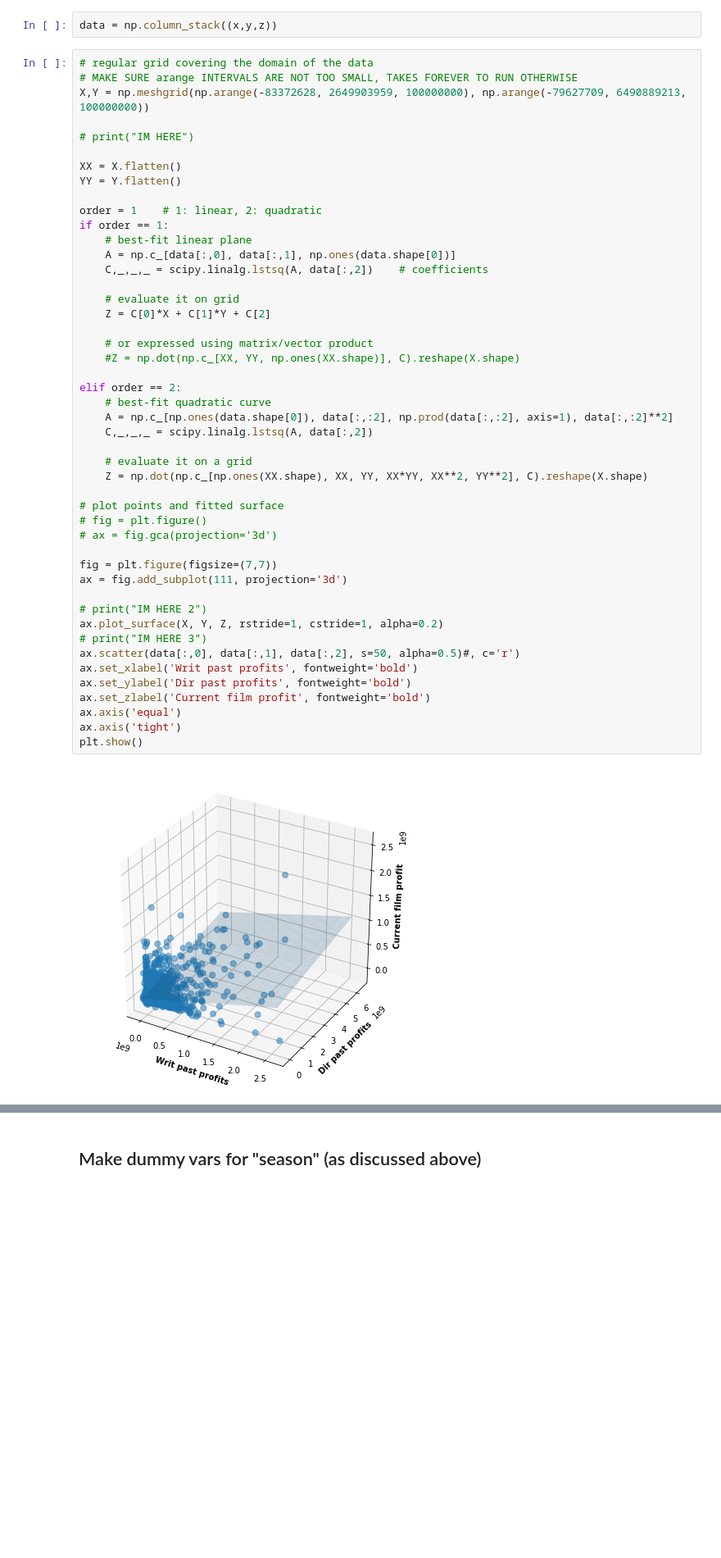
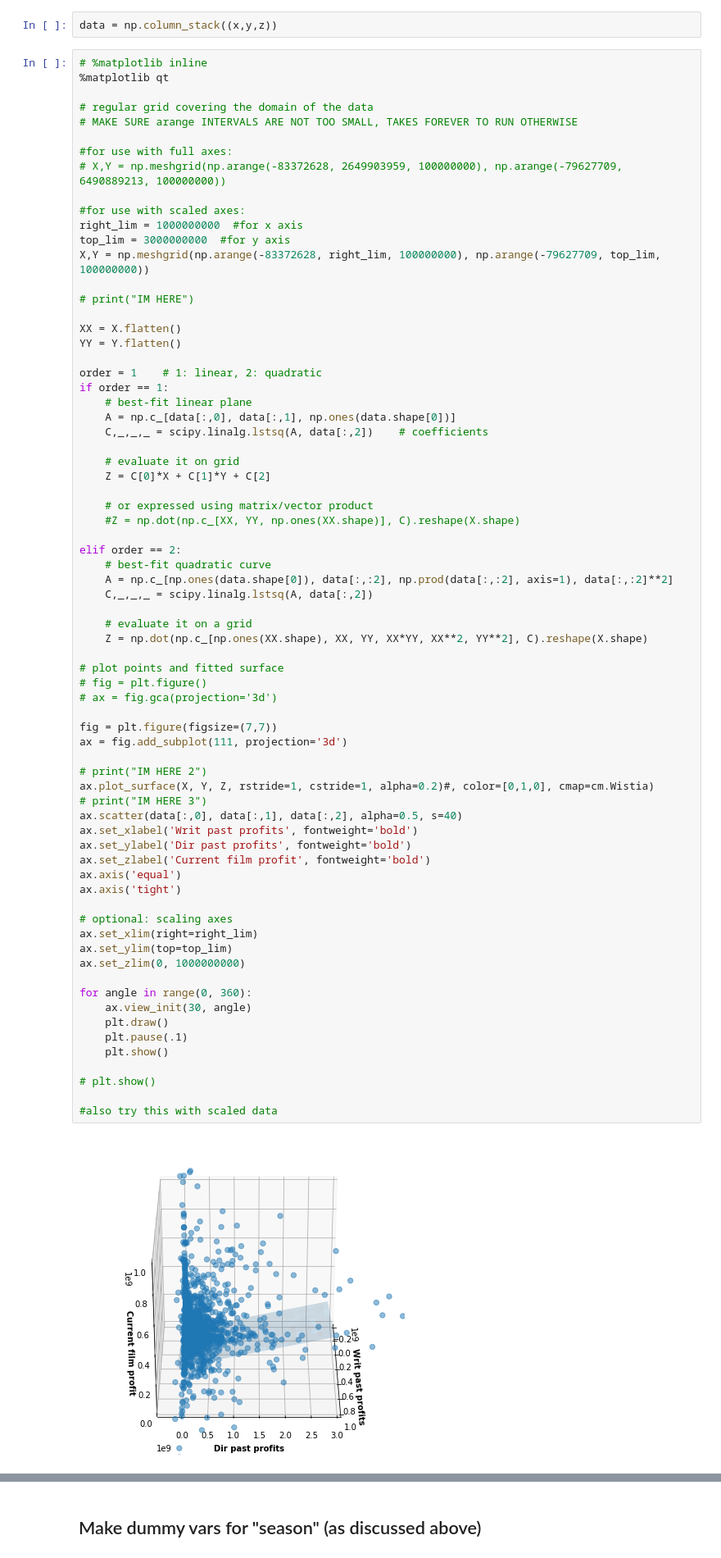
Before and after one commit to ryanlrappa/film-profit-prediction, a Jupyter notebook: jupyter_notebooks/5_EDA.ipynb, the cells around one changed output, grey strips where cells are left out. Shown at 82% size. Saved outputs shown, nothing was run; the diff lists cells and outputs as text; blank space fills up the shorter version.

```diff
--- a/jupyter_notebooks/5_EDA.ipynb
+++ b/jupyter_notebooks/5_EDA.ipynb
@@ -150,9 +151,19 @@ plt.show()
 # %%
 data = np.column_stack((x,y,z))
 # %%
+# %matplotlib inline
+%matplotlib qt
+
 # regular grid covering the domain of the data
 # MAKE SURE arange INTERVALS ARE NOT TOO SMALL, TAKES FOREVER TO RUN OTHERWISE
-X,Y = np.meshgrid(np.arange(-83372628, 2649903959, 100000000), np.arange(-79627709, 6490889213, 100000000))
+
+#for use with full axes:
+# X,Y = np.meshgrid(np.arange(-83372628, 2649903959, 100000000), np.arange(-79627709, 6490889213, 100000000))
+
+#for use with scaled axes:
+right_lim = 1000000000  #for x axis
+top_lim = 3000000000  #for y axis
+X,Y = np.meshgrid(np.arange(-83372628, right_lim, 100000000), np.arange(-79627709, top_lim, 100000000))
 
 # print("IM HERE")
 
@@ -167,34 +178,48 @@ if order == 1:
 
     # evaluate it on grid
     Z = C[0]*X + C[1]*Y + C[2]
 
     # or expressed using matrix/vector product
     #Z = np.dot(np.c_[XX, YY, np.ones(XX.shape)], C).reshape(X.shape)
 
 elif order == 2:
     # best-fit quadratic curve
     A = np.c_[np.ones(data.shape[0]), data[:,:2], np.prod(data[:,:2], axis=1), data[:,:2]**2]
     C,_,_,_ = scipy.linalg.lstsq(A, data[:,2])
 
     # evaluate it on a grid
     Z = np.dot(np.c_[np.ones(XX.shape), XX, YY, XX*YY, XX**2, YY**2], C).reshape(X.shape)
 
 # plot points and fitted surface
 # fig = plt.figure()
 # ax = fig.gca(projection='3d')
 
 fig = plt.figure(figsize=(7,7))
 ax = fig.add_subplot(111, projection='3d')
 
 # print("IM HERE 2")
-ax.plot_surface(X, Y, Z, rstride=1, cstride=1, alpha=0.2)
+ax.plot_surface(X, Y, Z, rstride=1, cstride=1, alpha=0.2)#, color=[0,1,0], cmap=cm.Wistia)
 # print("IM HERE 3")
-ax.scatter(data[:,0], data[:,1], data[:,2], s=50, alpha=0.5)#, c='r')
+ax.scatter(data[:,0], data[:,1], data[:,2], alpha=0.5, s=40)
 ax.set_xlabel('Writ past profits', fontweight='bold')
 ax.set_ylabel('Dir past profits', fontweight='bold')
 ax.set_zlabel('Current film profit', fontweight='bold')
 ax.axis('equal')
 ax.axis('tight')
-plt.show()
+
+# optional: scaling axes
+ax.set_xlim(right=right_lim)
+ax.set_ylim(top=top_lim)
+ax.set_zlim(0, 1000000000)
+
+for angle in range(0, 360):
+    ax.view_init(30, angle)
+    plt.draw()
+    plt.pause(.1)
+    plt.show()
+
+# plt.show()
+
+#also try this with scaled data
 # %% [output]
-[figure, old version]
+[figure, new version]
```
Also changed, not shown: parts of 3 cells of this notebook.
